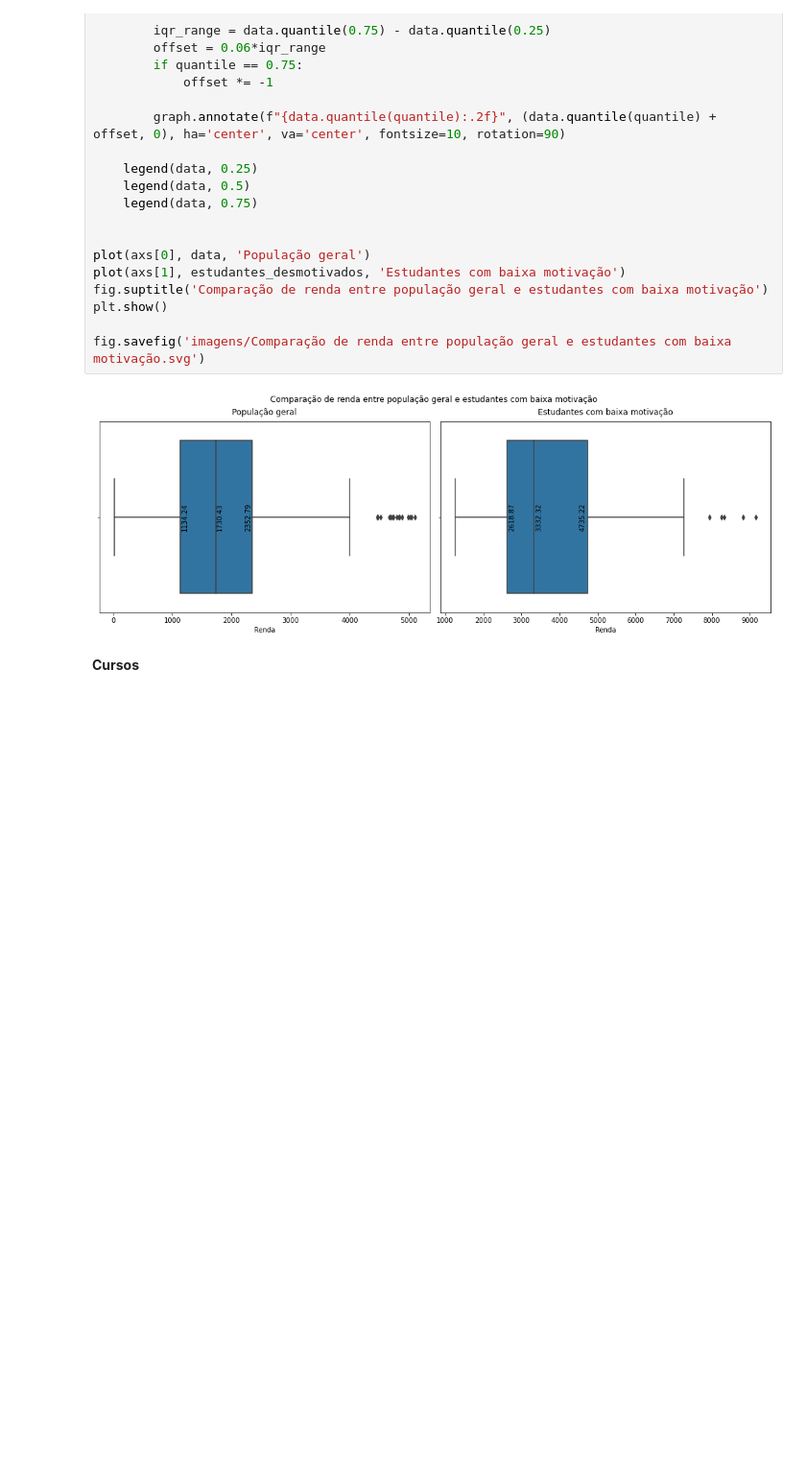
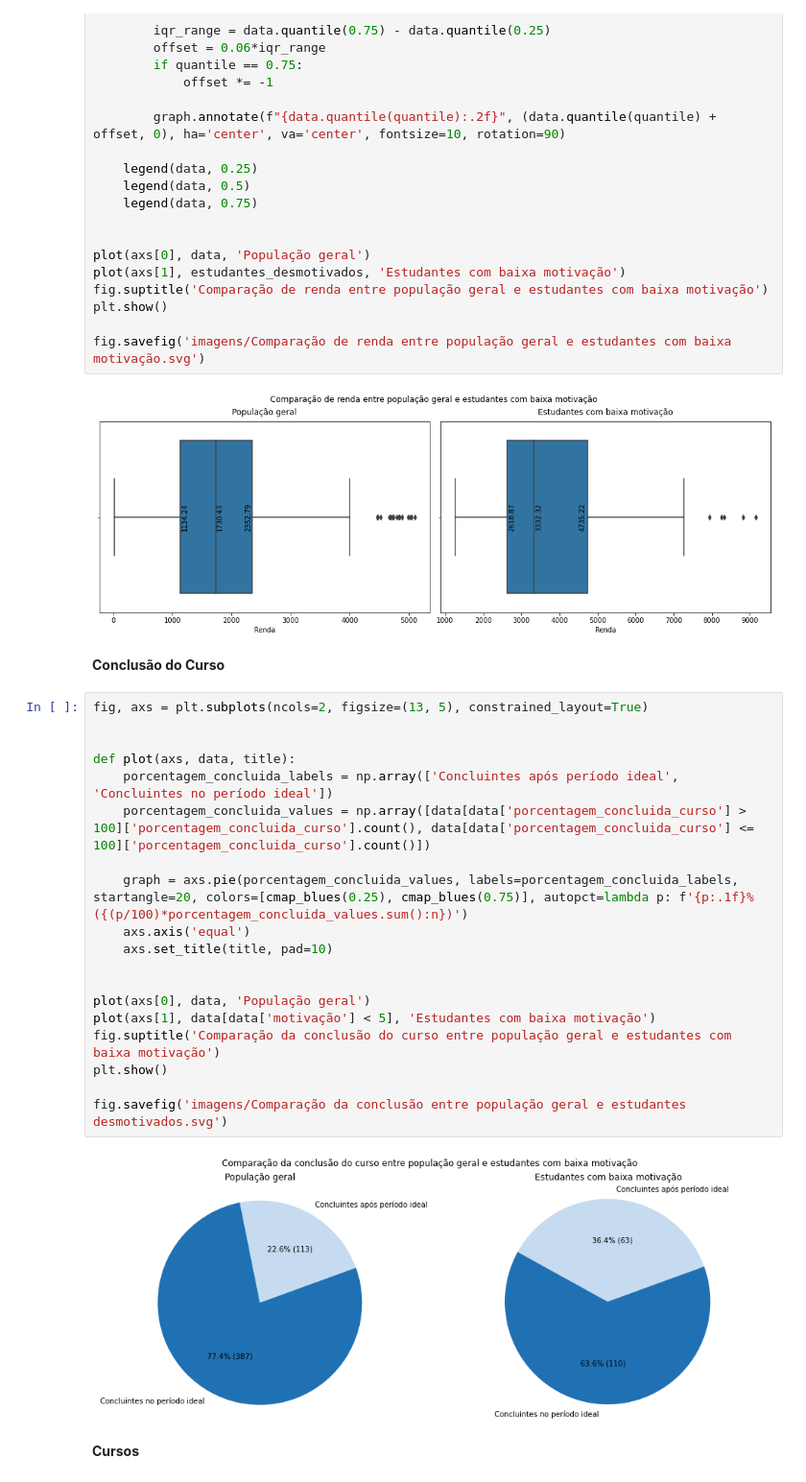
Before and after one commit to jv-porto/computer-aquisition-automation, a Jupyter notebook: projeto.ipynb, the cells around one changed output. Shown at 96% size. Cells and saved outputs as stored; diff of their text form; blank space fills up the shorter version.

Commit message:
Análise de conclusão x motivação, análises de personas e apresentação de slides

```diff
--- a/projeto.ipynb
+++ b/projeto.ipynb
@@ -1041,6 +1041,29 @@ plt.show()
 fig.savefig('imagens/Comparação de renda entre população geral e estudantes com baixa motivação.svg')
 # %% [output]
 [figure]
+# %% [markdown]
+**Conclusão do Curso**
+# %%
+fig, axs = plt.subplots(ncols=2, figsize=(13, 5), constrained_layout=True)
+
+
+def plot(axs, data, title):
+    porcentagem_concluida_labels = np.array(['Concluintes após período ideal', 'Concluintes no período ideal'])
+    porcentagem_concluida_values = np.array([data[data['porcentagem_concluida_curso'] > 100]['porcentagem_concluida_curso'].count(), data[data['porcentagem_concluida_curso'] <= 100]['porcentagem_concluida_curso'].count()])
+
+    graph = axs.pie(porcentagem_concluida_values, labels=porcentagem_concluida_labels, startangle=20, colors=[cmap_blues(0.25), cmap_blues(0.75)], autopct=lambda p: f'{p:.1f}% ({(p/100)*porcentagem_concluida_values.sum():n})')
+    axs.axis('equal')
+    axs.set_title(title, pad=10)
+
+
+plot(axs[0], data, 'População geral')
+plot(axs[1], data[data['motivação'] < 5], 'Estudantes com baixa motivação')
+fig.suptitle('Comparação da conclusão do curso entre população geral e estudantes com baixa motivação')
+plt.show()
+
+fig.savefig('imagens/Comparação da conclusão entre população geral e estudantes desmotivados.svg')
+# %% [output]
+[figure, added]
 # %% [markdown]
 **Cursos**
 # %%
```
Also changed, not shown: parts of 12 cells of this notebook, 47 other files.
